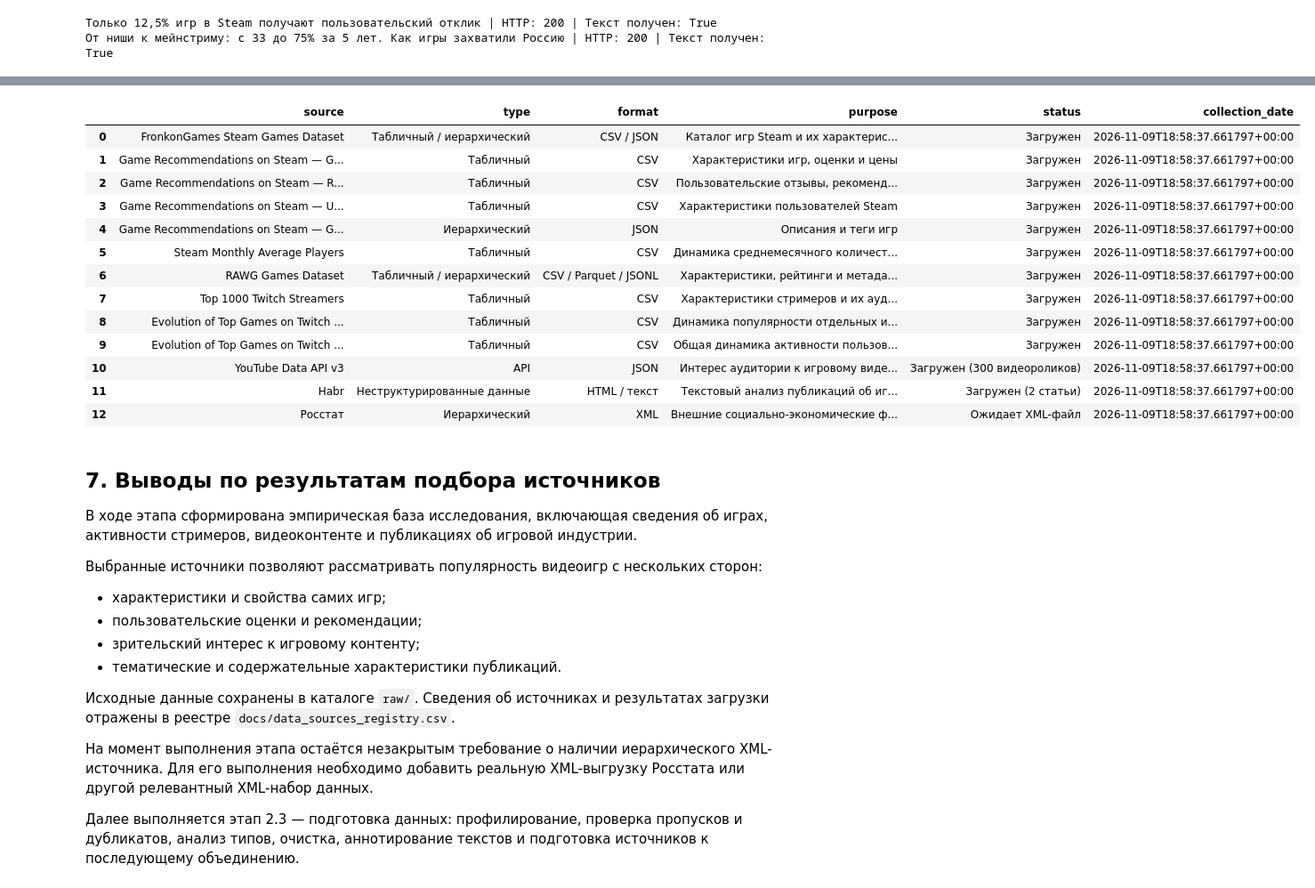
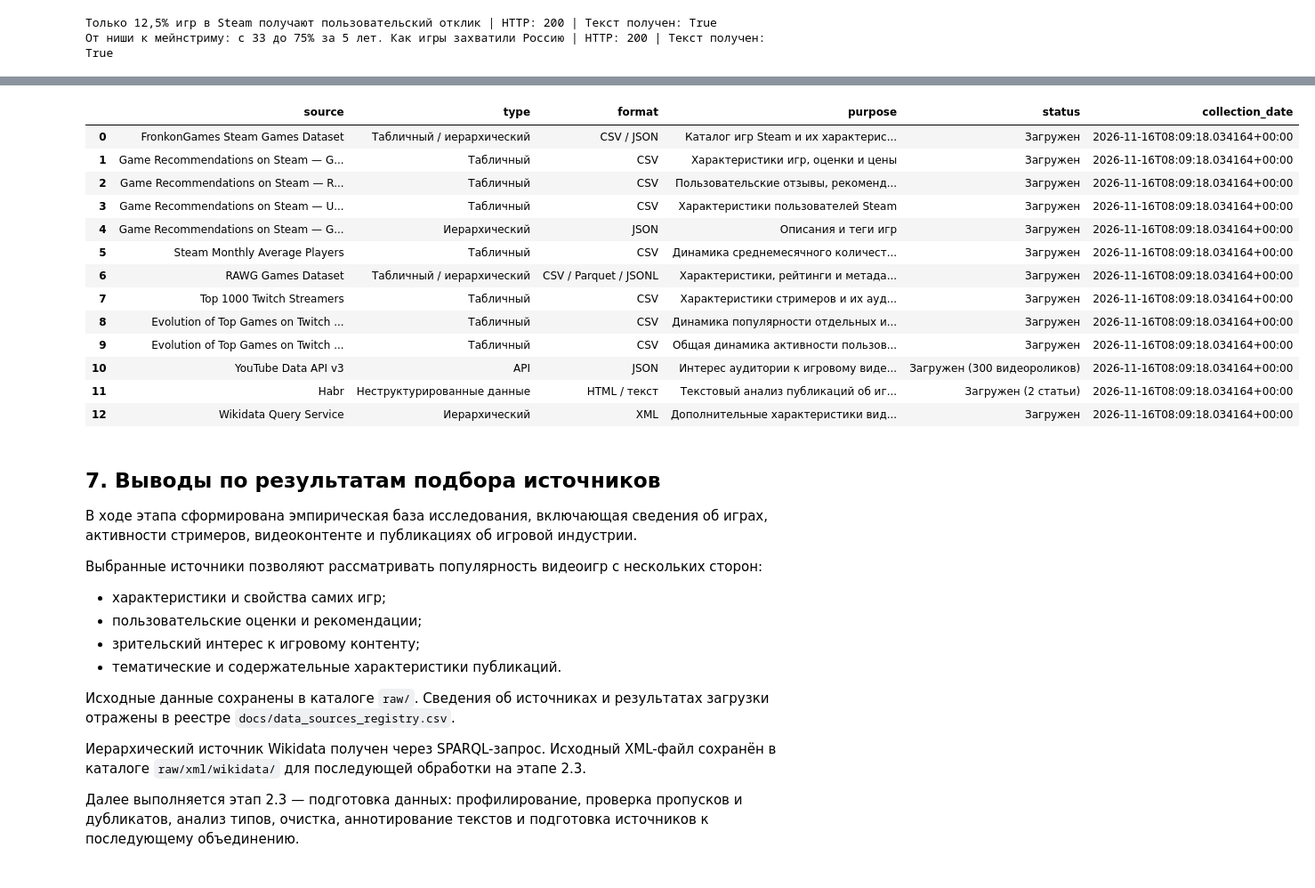
Before and after one commit to Dani-ldyaev/gaming-data-analysis, a Jupyter notebook: notebooks/2_2.ipynb, the cells around one changed output, grey strips where cells are left out. Shown at 89% size. Saved outputs shown, nothing was run; the diff lists cells and outputs as text; code cells hidden in the pictures.

```diff
--- a/notebooks/2_2.ipynb
+++ b/notebooks/2_2.ipynb
@@ -913,53 +971,52 @@ source_registry = pd.DataFrame([
     "type": "API",
     "format": "JSON",
     "purpose": "Интерес аудитории к игровому видеоконтенту",
     "status": "Загружен (300 видеороликов)",
     },
     {
         "source": "Habr",
         "type": "Неструктурированные данные",
         "format": "HTML / текст",
         "purpose": "Текстовый анализ публикаций об игровой индустрии",
         "status": "Загружен (2 статьи)",
     },
     {
-        "source": "Росстат",
-        "type": "Иерархический",
-        "format": "XML",
-        "purpose": "Внешние социально-экономические факторы",
-        "status": "Ожидает XML-файл",
-    },
-])
+    "source": "Wikidata Query Service",
+    "type": "Иерархический",
+    "format": "XML",
+    "purpose": "Дополнительные характеристики видеоигр",
+    "status": "Загружен",
+},])
 
 source_registry["collection_date"] = datetime.now(
     timezone.utc
 ).isoformat()
 
 display(source_registry)
 
 docs_dir = ROOT / "docs"
 docs_dir.mkdir(parents=True, exist_ok=True)
 
 source_registry.to_csv(
     docs_dir / "data_sources_registry.csv",
     index=False,
     encoding="utf-8-sig",
 )
 # %% [output]
 |  | source | type | format | purpose | status | collection_date |
-| 0 | FronkonGames Steam Games Dataset | Табличный / иерархический | CSV / JSON | Каталог игр Steam и их характерис... | Загружен | 2026-11-09T18:58:37.661797+00:00 |
-| 1 | Game Recommendations on Steam — G... | Табличный | CSV | Характеристики игр, оценки и цены | Загружен | 2026-11-09T18:58:37.661797+00:00 |
-| 2 | Game Recommendations on Steam — R... | Табличный | CSV | Пользовательские отзывы, рекоменд... | Загружен | 2026-11-09T18:58:37.661797+00:00 |
-| 3 | Game Recommendations on Steam — U... | Табличный | CSV | Характеристики пользователей Steam | Загружен | 2026-11-09T18:58:37.661797+00:00 |
-| 4 | Game Recommendations on Steam — G... | Иерархический | JSON | Описания и теги игр | Загружен | 2026-11-09T18:58:37.661797+00:00 |
-| 5 | Steam Monthly Average Players | Табличный | CSV | Динамика среднемесячного количест... | Загружен | 2026-11-09T18:58:37.661797+00:00 |
-| 6 | RAWG Games Dataset | Табличный / иерархический | CSV / Parquet / JSONL | Характеристики, рейтинги и метада... | Загружен | 2026-11-09T18:58:37.661797+00:00 |
-| 7 | Top 1000 Twitch Streamers | Табличный | CSV | Характеристики стримеров и их ауд... | Загружен | 2026-11-09T18:58:37.661797+00:00 |
-| 8 | Evolution of Top Games on Twitch ... | Табличный | CSV | Динамика популярности отдельных и... | Загружен | 2026-11-09T18:58:37.661797+00:00 |
-| 9 | Evolution of Top Games on Twitch ... | Табличный | CSV | Общая динамика активности пользов... | Загружен | 2026-11-09T18:58:37.661797+00:00 |
-| 10 | YouTube Data API v3 | API | JSON | Интерес аудитории к игровому виде... | Загружен (300 видеороликов) | 2026-11-09T18:58:37.661797+00:00 |
-| 11 | Habr | Неструктурированные данные | HTML / текст | Текстовый анализ публикаций об иг... | Загружен (2 статьи) | 2026-11-09T18:58:37.661797+00:00 |
-| 12 | Росстат | Иерархический | XML | Внешние социально-экономические ф... | Ожидает XML-файл | 2026-11-09T18:58:37.661797+00:00 |
+| 0 | FronkonGames Steam Games Dataset | Табличный / иерархический | CSV / JSON | Каталог игр Steam и их характерис... | Загружен | 2026-11-16T08:09:18.034164+00:00 |
+| 1 | Game Recommendations on Steam — G... | Табличный | CSV | Характеристики игр, оценки и цены | Загружен | 2026-11-16T08:09:18.034164+00:00 |
+| 2 | Game Recommendations on Steam — R... | Табличный | CSV | Пользовательские отзывы, рекоменд... | Загружен | 2026-11-16T08:09:18.034164+00:00 |
+| 3 | Game Recommendations on Steam — U... | Табличный | CSV | Характеристики пользователей Steam | Загружен | 2026-11-16T08:09:18.034164+00:00 |
+| 4 | Game Recommendations on Steam — G... | Иерархический | JSON | Описания и теги игр | Загружен | 2026-11-16T08:09:18.034164+00:00 |
+| 5 | Steam Monthly Average Players | Табличный | CSV | Динамика среднемесячного количест... | Загружен | 2026-11-16T08:09:18.034164+00:00 |
+| 6 | RAWG Games Dataset | Табличный / иерархический | CSV / Parquet / JSONL | Характеристики, рейтинги и метада... | Загружен | 2026-11-16T08:09:18.034164+00:00 |
+| 7 | Top 1000 Twitch Streamers | Табличный | CSV | Характеристики стримеров и их ауд... | Загружен | 2026-11-16T08:09:18.034164+00:00 |
+| 8 | Evolution of Top Games on Twitch ... | Табличный | CSV | Динамика популярности отдельных и... | Загружен | 2026-11-16T08:09:18.034164+00:00 |
+| 9 | Evolution of Top Games on Twitch ... | Табличный | CSV | Общая динамика активности пользов... | Загружен | 2026-11-16T08:09:18.034164+00:00 |
+| 10 | YouTube Data API v3 | API | JSON | Интерес аудитории к игровому виде... | Загружен (300 видеороликов) | 2026-11-16T08:09:18.034164+00:00 |
+| 11 | Habr | Неструктурированные данные | HTML / текст | Текстовый анализ публикаций об иг... | Загружен (2 статьи) | 2026-11-16T08:09:18.034164+00:00 |
+| 12 | Wikidata Query Service | Иерархический | XML | Дополнительные характеристики вид... | Загружен | 2026-11-16T08:09:18.034164+00:00 |
 # %% [markdown]
 ## 7. Выводы по результатам подбора источников
 
@@ -979,10 +1036,9 @@ source_registry.to_csv(
 Сведения об источниках и результатах загрузки отражены
 в реестре `docs/data_sources_registry.csv`.
 
-На момент выполнения этапа остаётся незакрытым требование
-о наличии иерархического XML-источника. Для его выполнения
-необходимо добавить реальную XML-выгрузку Росстата
-или другой релевантный XML-набор данных.
+Иерархический источник Wikidata получен через SPARQL-запрос.
+Исходный XML-файл сохранён в каталоге `raw/xml/wikidata/`
+для последующей обработки на этапе 2.3.
 
 Далее выполняется этап 2.3 — подготовка данных:
 профилирование, проверка пропусков и дубликатов, анализ типов,
```
Also changed, not shown: parts of 10 cells of this notebook, 5 other files.
